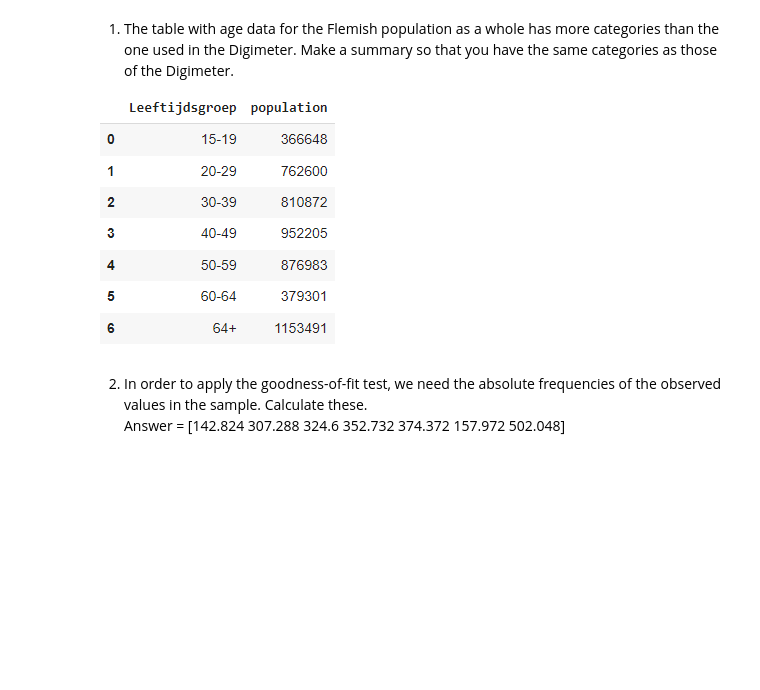
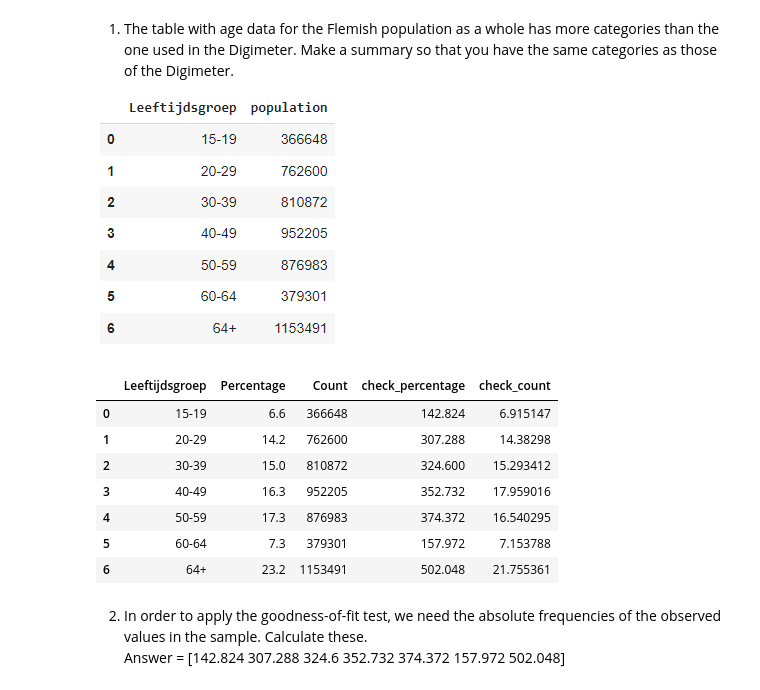
Before and after one commit to decroockr/dsai-en-labs, a Jupyter notebook: 4-bivariate-qual/labs_chi_squared.ipynb, the cells around one changed output. Cells and saved outputs as stored; diff of their text form; code cells hidden in the pictures; blank space fills up the shorter version.

```diff
--- a/4-bivariate-qual/labs_chi_squared.ipynb
+++ b/4-bivariate-qual/labs_chi_squared.ipynb
@@ -236,4 +324,25 @@ Read the dataset `leeftijden-bestat-vl.csv`
 1. The table with age data for the Flemish population as a whole has more categories than the one used in the Digimeter. Make a summary so that you have the same categories as those of the Digimeter.
 
 ![image.png](embedded-picture-1)
+# %%
+group0 = np.array(bestat.iloc[3, 1])
+group1 = np.array(bestat.iloc[4:6, 1])
+group2 = np.array(bestat.iloc[6:8, 1])
+group3 = np.array(bestat.iloc[8:10, 1])
+group4 = np.array(bestat.iloc[10:12, 1])
+group5 = np.array(bestat.iloc[12, 1])
+group6 = np.array(bestat.iloc[13:21, 1])
+data = pd.DataFrame(data={'Leeftijdsgroep' : digi.Leeftijdsgroep, 'Percentage' : digi.Percentage, 'Count': [group0, sum(group1), sum(group2), sum(group3), sum(group4), group5, sum(group6)]})
+data['check_percentage'] = data.Percentage / 100 * 2164
+data['check_count'] = data.Count / sum(data.Count) * 100
+data
+# %% [output]
+|  | Leeftijdsgroep | Percentage | Count | check_percentage | check_count |
+| 0 | 15-19 | 6.6 | 366648 | 142.824 | 6.915147 |
+| 1 | 20-29 | 14.2 | 762600 | 307.288 | 14.38298 |
+| 2 | 30-39 | 15.0 | 810872 | 324.600 | 15.293412 |
+| 3 | 40-49 | 16.3 | 952205 | 352.732 | 17.959016 |
+| 4 | 50-59 | 17.3 | 876983 | 374.372 | 16.540295 |
+| 5 | 60-64 | 7.3 | 379301 | 157.972 | 7.153788 |
+| 6 | 64+ | 23.2 | 1153491 | 502.048 | 21.755361 |
 # %% [markdown]
```
Also changed, not shown: parts of 6 cells of this notebook.
